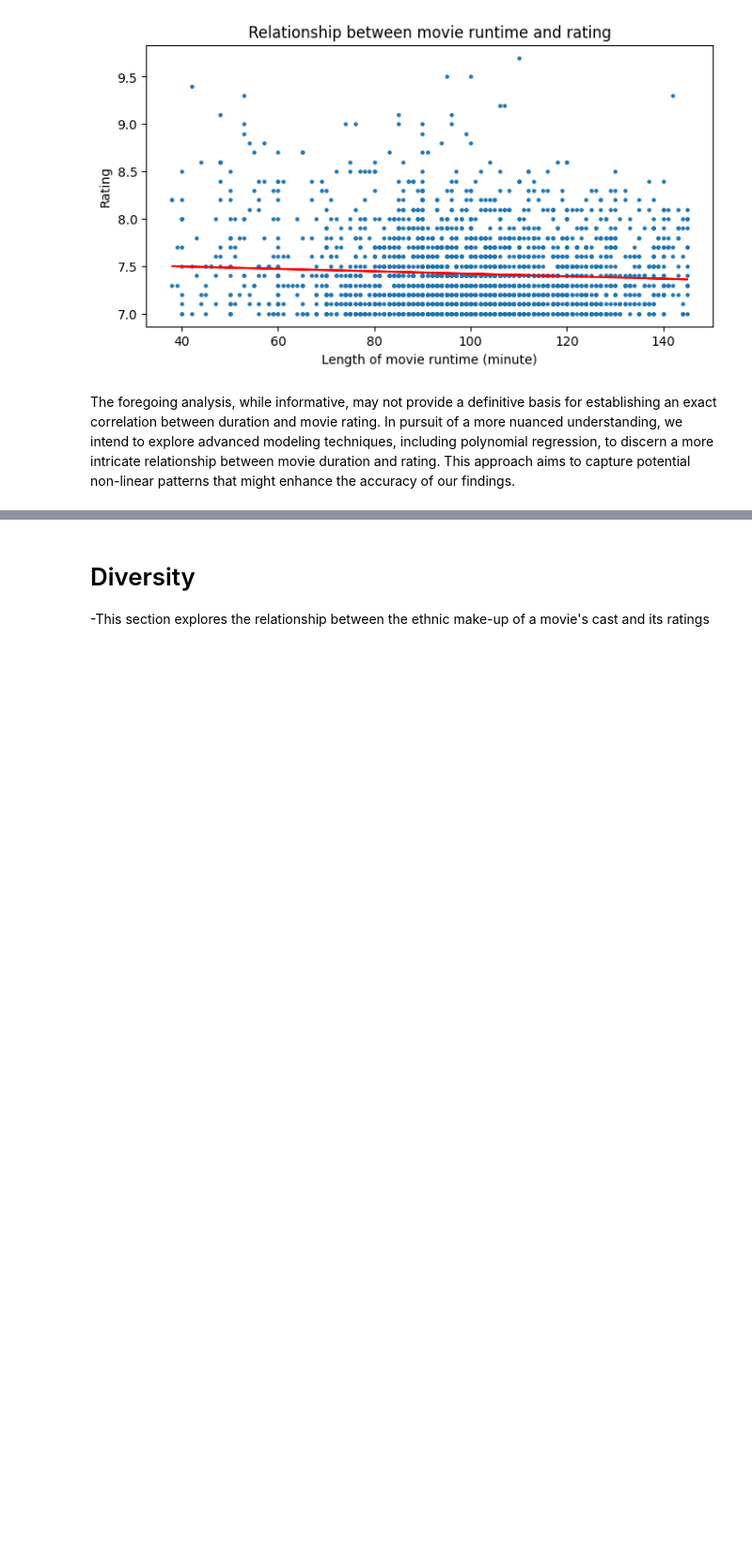
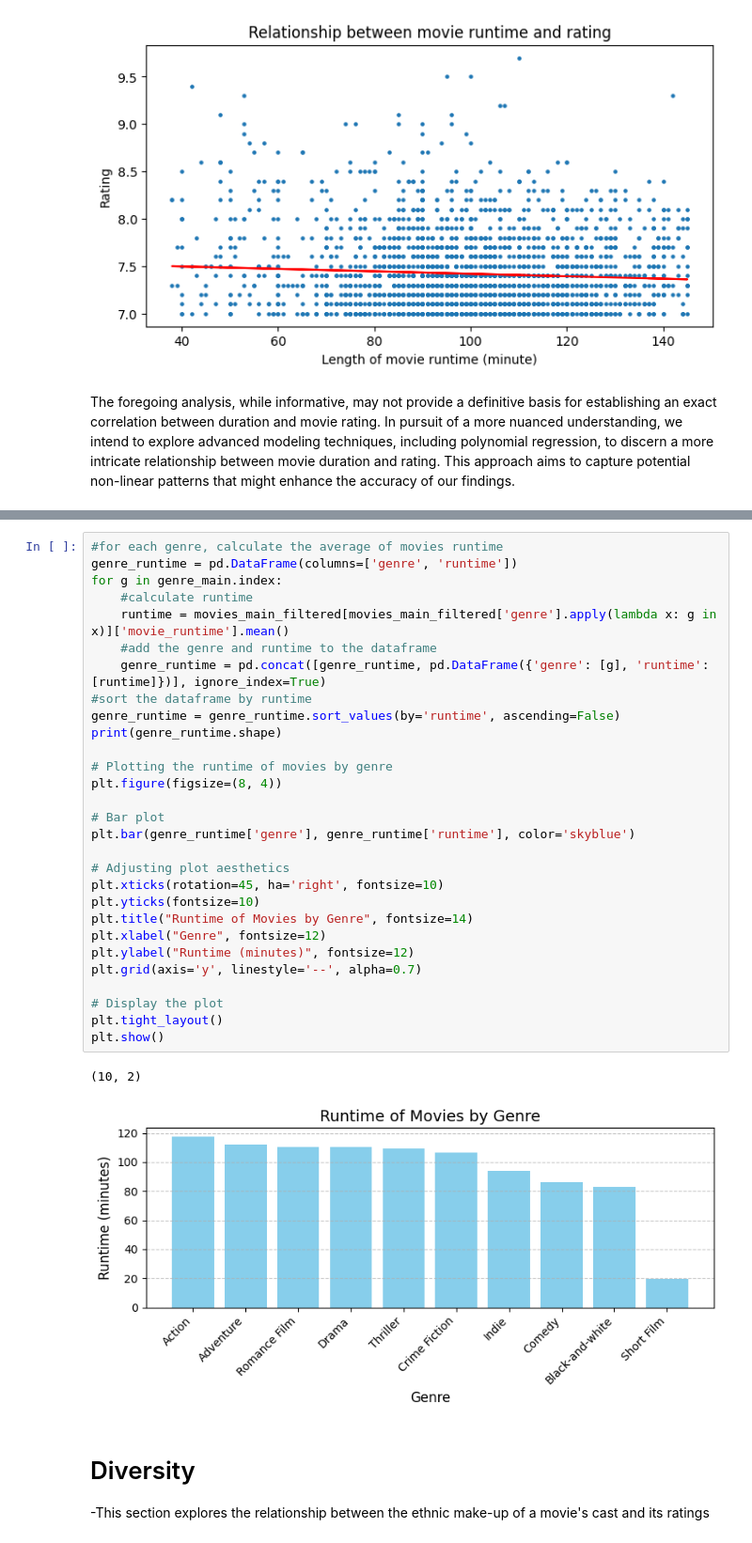
Before and after one commit to epfl-ada/ada-2023-project-zalix, a Jupyter notebook: project_milestone2.ipynb, the cells around one changed output, grey strips where cells are left out. Shown: that part at 94% size. Cells and saved outputs as stored; diff of their text form; blank space fills up the shorter version.

```diff
--- a/project_milestone2.ipynb
+++ b/project_milestone2.ipynb
@@ -353,3 +399,35 @@ The foregoing analysis, while informative, may not provide a definitive basis fo
+# %%
+#for each genre, calculate the average of movies runtime
+genre_runtime = pd.DataFrame(columns=['genre', 'runtime'])
+for g in genre_main.index:
+    #calculate runtime
+    runtime = movies_main_filtered[movies_main_filtered['genre'].apply(lambda x: g in x)]['movie_runtime'].mean()
+    #add the genre and runtime to the dataframe
+    genre_runtime = pd.concat([genre_runtime, pd.DataFrame({'genre': [g], 'runtime': [runtime]})], ignore_index=True)
+#sort the dataframe by runtime
+genre_runtime = genre_runtime.sort_values(by='runtime', ascending=False)
+print(genre_runtime.shape)
+
+# Plotting the runtime of movies by genre
+plt.figure(figsize=(8, 4))
+
+# Bar plot
+plt.bar(genre_runtime['genre'], genre_runtime['runtime'], color='skyblue')
+
+# Adjusting plot aesthetics
+plt.xticks(rotation=45, ha='right', fontsize=10)
+plt.yticks(fontsize=10)
+plt.title("Runtime of Movies by Genre", fontsize=14)
+plt.xlabel("Genre", fontsize=12)
+plt.ylabel("Runtime (minutes)", fontsize=12)
+plt.grid(axis='y', linestyle='--', alpha=0.7)
+
+# Display the plot
+plt.tight_layout()
+plt.show()
+# %% [output]
+(10, 2)
+[figure, added]
 # %% [markdown]
 # Diversity
 -This section explores the relationship between the ethnic make-up of a movie's cast and its ratings
```
Also changed, not shown: parts of 10 cells of this notebook.
